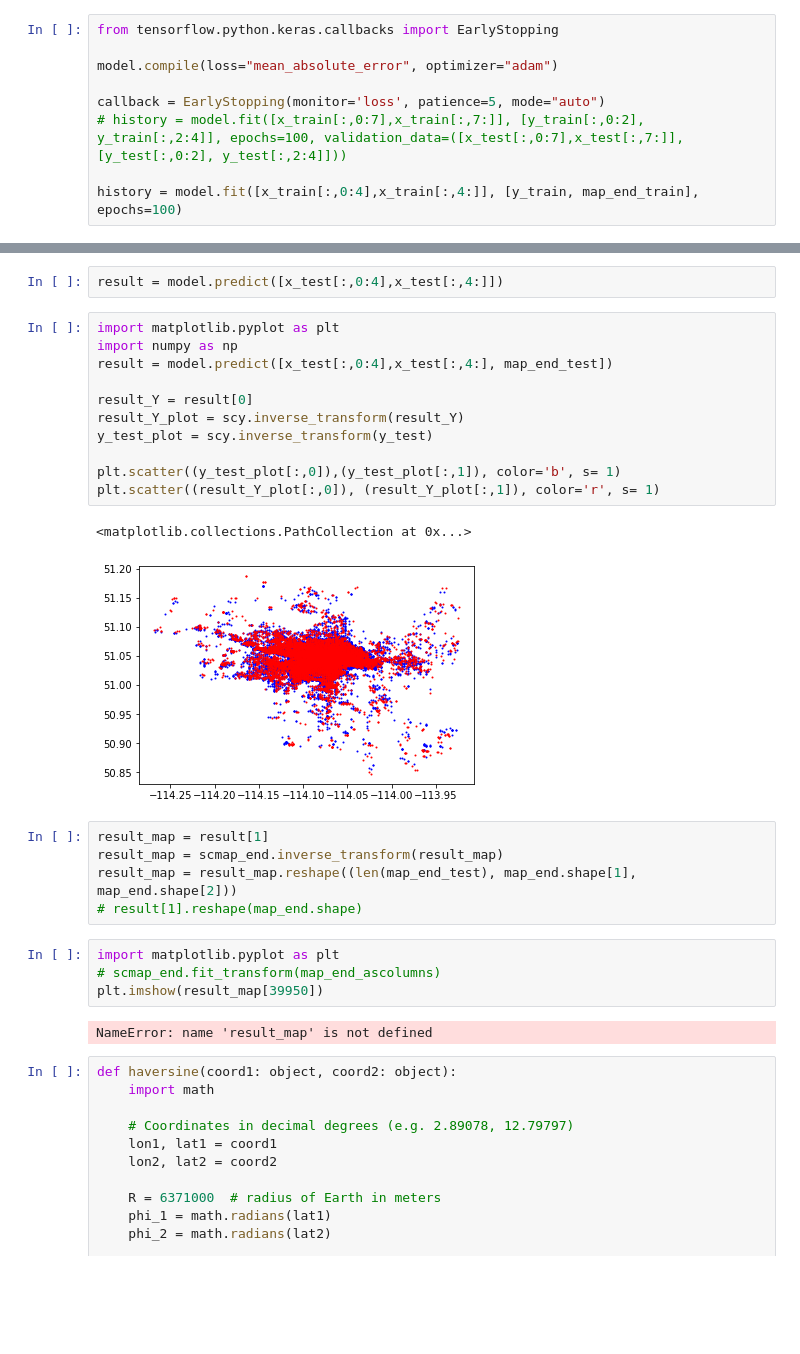
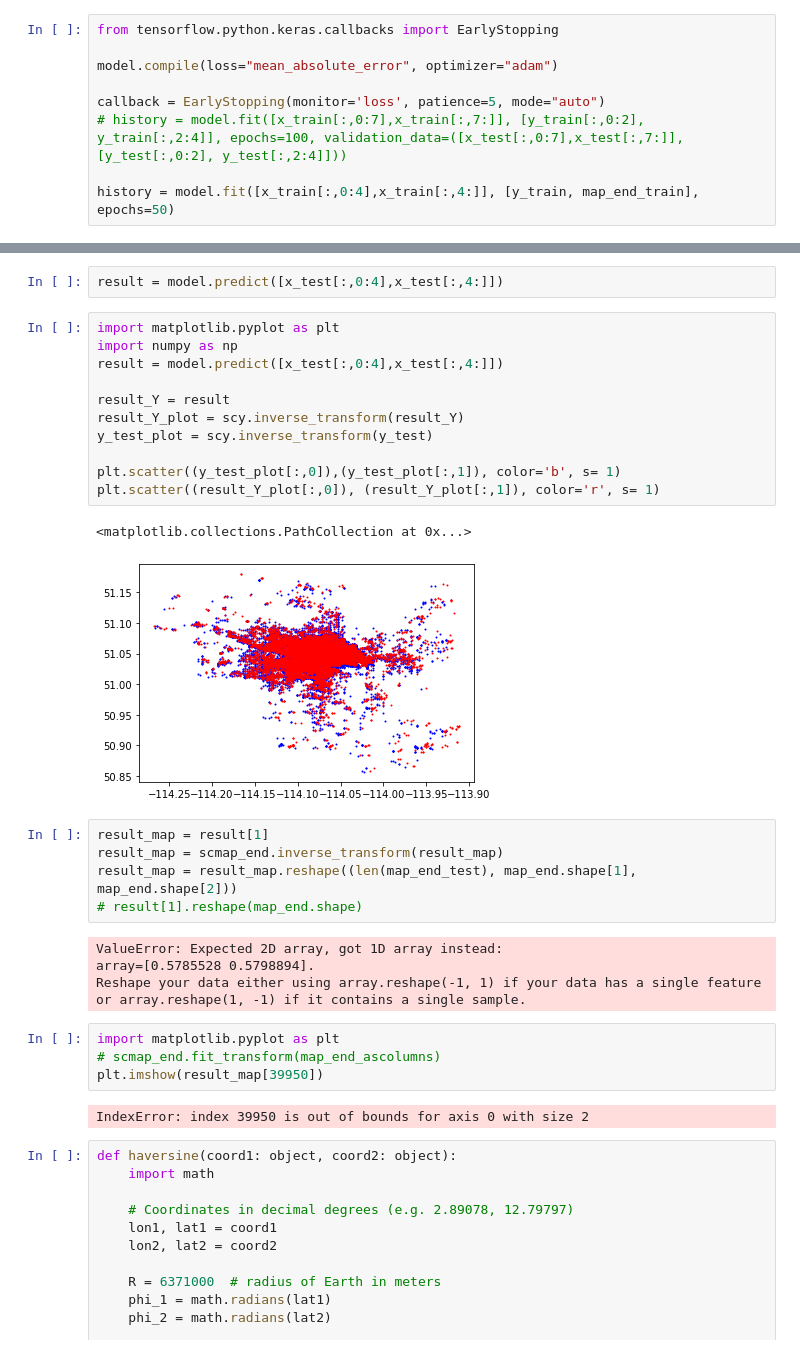
Before and after one commit to wwebeam6508/Development-of-Predictive-Model-for-Trip-Destination-of-Dockless-Shared-Scooters, a Jupyter notebook: Model_OnlyFCN.ipynb, the cells around one changed output, grey strips where cells are left out. Drawn from its saved outputs; the diff is of its cells as text; blank space fills up the shorter version.

```diff
--- a/Model_OnlyFCN.ipynb
+++ b/Model_OnlyFCN.ipynb
@@ -222,5 +209,5 @@ model.compile(loss="mean_absolute_error", optimizer="adam")
 callback = EarlyStopping(monitor='loss', patience=5, mode="auto")
 # history = model.fit([x_train[:,0:7],x_train[:,7:]], [y_train[:,0:2], y_train[:,2:4]], epochs=100, validation_data=([x_test[:,0:7],x_test[:,7:]], [y_test[:,0:2], y_test[:,2:4]]))
 
-history = model.fit([x_train[:,0:4],x_train[:,4:]], [y_train, map_end_train], epochs=100)
+history = model.fit([x_train[:,0:4],x_train[:,4:]], [y_train, map_end_train], epochs=50)
 # %% [output]
@@ -244,28 +244,32 @@ result = model.predict([x_test[:,0:4],x_test[:,4:]])
 # %%
 import matplotlib.pyplot as plt
 import numpy as np
-result = model.predict([x_test[:,0:4],x_test[:,4:], map_end_test])
+result = model.predict([x_test[:,0:4],x_test[:,4:]])
 
-result_Y = result[0]
+result_Y = result
 result_Y_plot = scy.inverse_transform(result_Y)
 y_test_plot = scy.inverse_transform(y_test)
 
 plt.scatter((y_test_plot[:,0]),(y_test_plot[:,1]), color='b', s= 1)
 plt.scatter((result_Y_plot[:,0]), (result_Y_plot[:,1]), color='r', s= 1)
 # %% [output]
 <matplotlib.collections.PathCollection at 0x...>
-[figure, old version]
+[figure, new version]
 # %%
 result_map = result[1]
 result_map = scmap_end.inverse_transform(result_map)
 result_map = result_map.reshape((len(map_end_test), map_end.shape[1], map_end.shape[2]))
 # result[1].reshape(map_end.shape)
+# %% [output]
+ValueError: Expected 2D array, got 1D array instead:
+array=[0.5785528 0.5798894].
+Reshape your data either using array.reshape(-1, 1) if your data has a single feature or array.reshape(1, -1) if it contains a single sample.
 # %%
 import matplotlib.pyplot as plt
 # scmap_end.fit_transform(map_end_ascolumns)
 plt.imshow(result_map[39950])
 # %% [output]
-NameError: name 'result_map' is not defined
+IndexError: index 39950 is out of bounds for axis 0 with size 2
 # %%
 def haversine(coord1: object, coord2: object):
     import math
```
Also changed, not shown: parts of 9 cells of this notebook, 1 other file.
